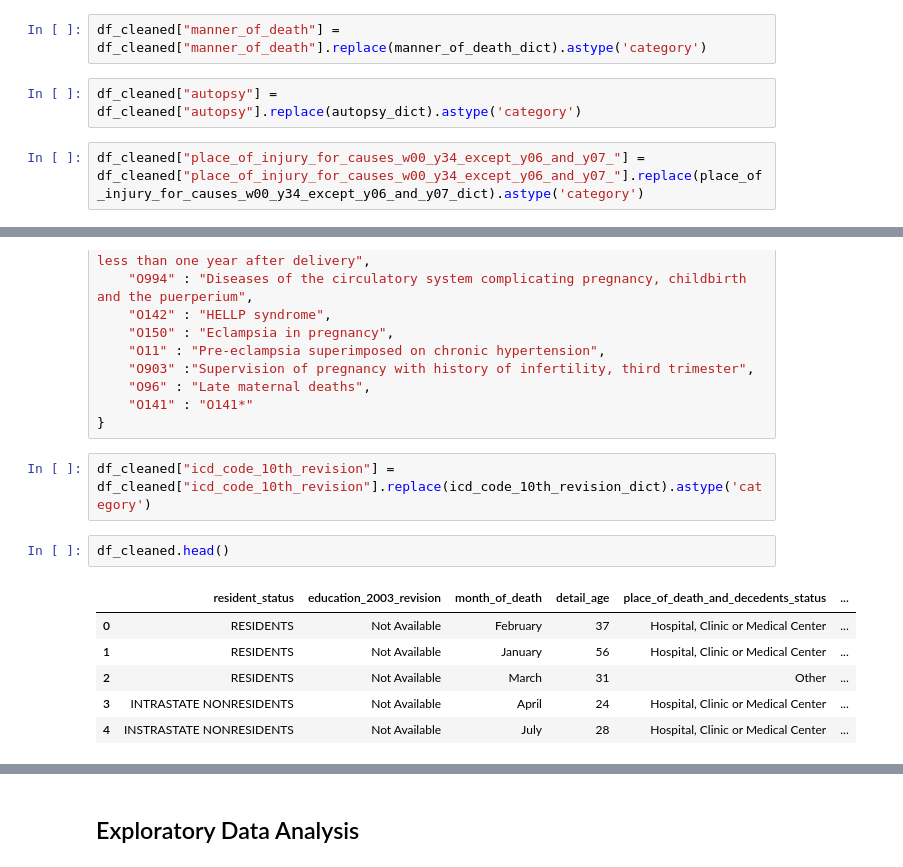
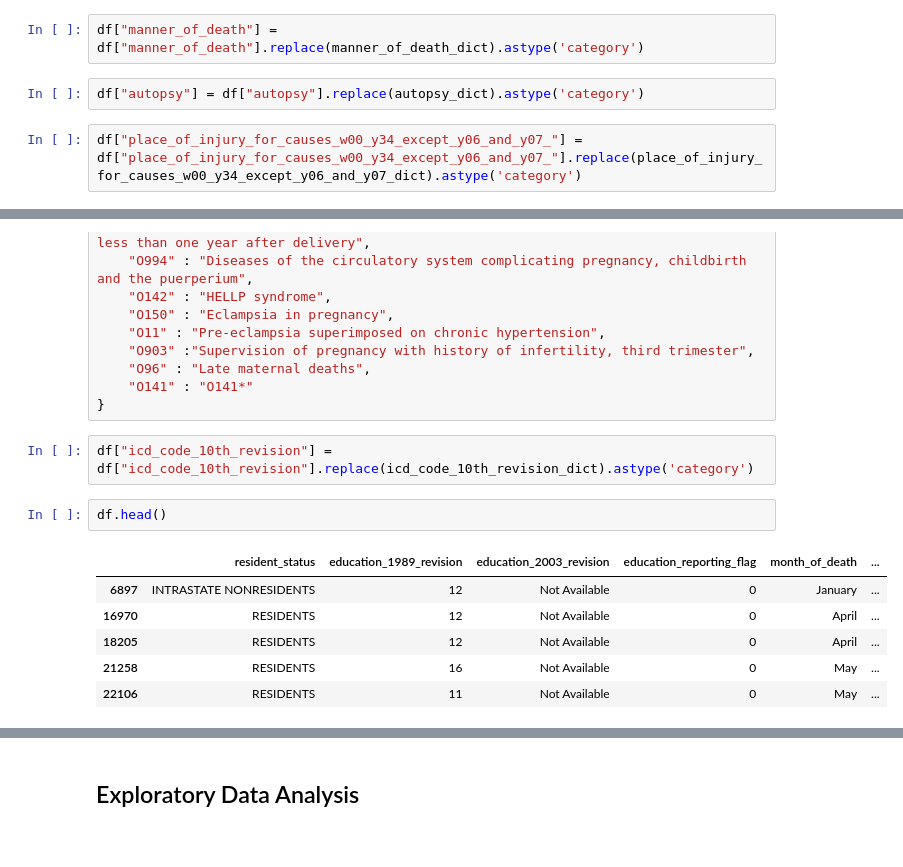
Before and after one commit to andrezafeu/maternal_mortality, a Jupyter notebook: maternal_mortality_in_the_usa.ipynb, the cells around one changed output, grey strips where cells are left out. Drawn from its saved outputs; the diff is of its cells as text.

```diff
--- a/maternal_mortality_in_the_usa.ipynb
+++ b/maternal_mortality_in_the_usa.ipynb
@@ -542,9 +432,9 @@ df_cleaned["day_of_week_of_death"] = df_cleaned["day_of_week_of_death"].replace(
 # %%
-df_cleaned["manner_of_death"] = df_cleaned["manner_of_death"].replace(manner_of_death_dict).astype('category')
+df["manner_of_death"] = df["manner_of_death"].replace(manner_of_death_dict).astype('category')
 # %%
-df_cleaned["autopsy"] = df_cleaned["autopsy"].replace(autopsy_dict).astype('category')
+df["autopsy"] = df["autopsy"].replace(autopsy_dict).astype('category')
 # %%
-df_cleaned["place_of_injury_for_causes_w00_y34_except_y06_and_y07_"] = df_cleaned["place_of_injury_for_causes_w00_y34_except_y06_and_y07_"].replace(place_of_injury_for_causes_w00_y34_except_y06_and_y07_dict).astype('category')
+df["place_of_injury_for_causes_w00_y34_except_y06_and_y07_"] = df["place_of_injury_for_causes_w00_y34_except_y06_and_y07_"].replace(place_of_injury_for_causes_w00_y34_except_y06_and_y07_dict).astype('category')
 # %%
 # Find out what the following ICD 10 codes mean (google search):
 # O16 => Unspecified maternal hypertension
@@ -582,14 +472,14 @@ icd_code_10th_revision_dict={
     "O141" : "O141*"
 }
 # %%
-df_cleaned["icd_code_10th_revision"] = df_cleaned["icd_code_10th_revision"].replace(icd_code_10th_revision_dict).astype('category')
+df["icd_code_10th_revision"] = df["icd_code_10th_revision"].replace(icd_code_10th_revision_dict).astype('category')
 # %%
-df_cleaned.head()
+df.head()
 # %% [output]
-|  | resident_status | education_2003_revision | month_of_death | detail_age | place_of_death_and_decedents_status | ... |
-| 0 | RESIDENTS | Not Available | February | 37 | Hospital, Clinic or Medical Center | ... |
-| 1 | RESIDENTS | Not Available | January | 56 | Hospital, Clinic or Medical Center | ... |
-| 2 | RESIDENTS | Not Available | March | 31 | Other | ... |
-| 3 | INTRASTATE NONRESIDENTS | Not Available | April | 24 | Hospital, Clinic or Medical Center | ... |
-| 4 | INSTRASTATE NONRESIDENTS | Not Available | July | 28 | Hospital, Clinic or Medical Center | ... |
+|  | resident_status | education_1989_revision | education_2003_revision | education_reporting_flag | month_of_death | ... |
+| 6897 | INTRASTATE NONRESIDENTS | 12 | Not Available | 0 | January | ... |
+| 16970 | RESIDENTS | 12 | Not Available | 0 | April | ... |
+| 18205 | RESIDENTS | 12 | Not Available | 0 | April | ... |
+| 21258 | RESIDENTS | 16 | Not Available | 0 | May | ... |
+| 22106 | RESIDENTS | 11 | Not Available | 0 | May | ... |
 # %%
```
Also changed, not shown: parts of 93 cells of this notebook, 3 other files.
